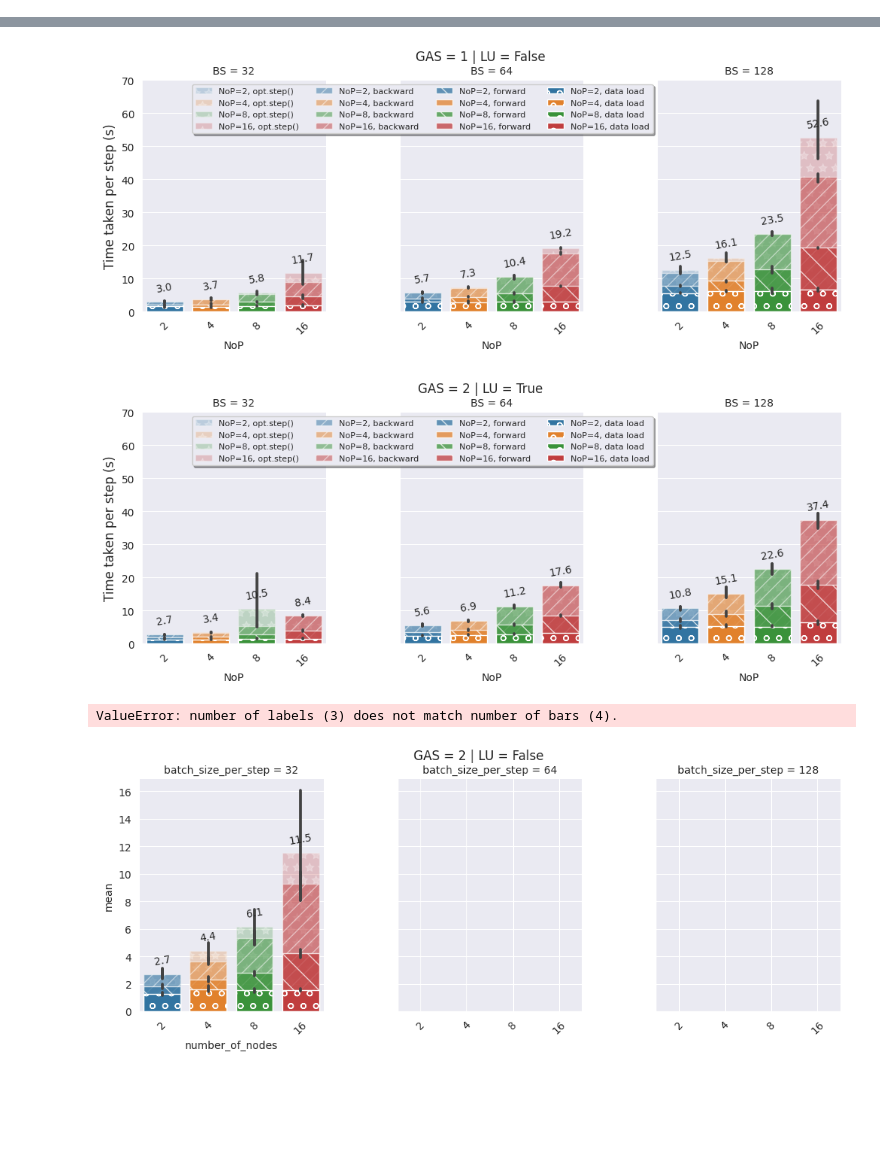
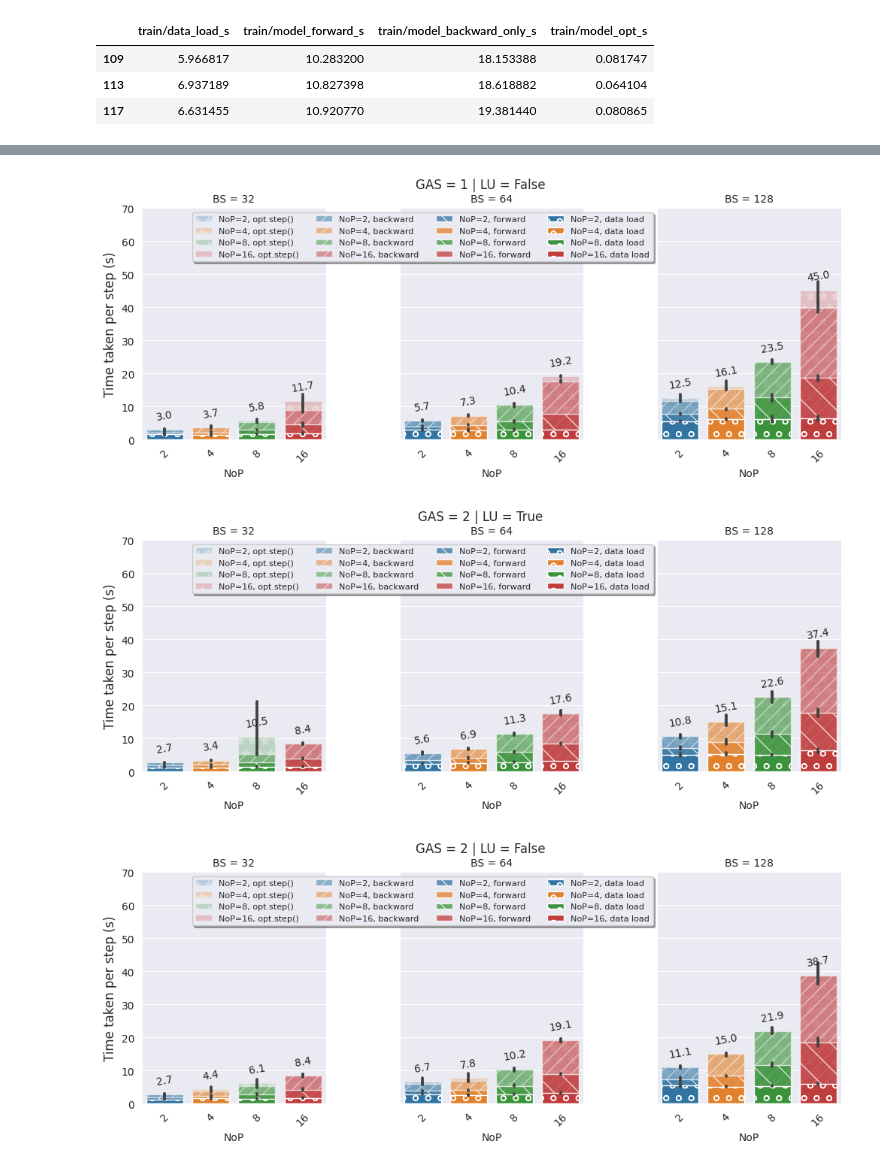
Before and after one commit to IAL32/TUMThesis, a Jupyter notebook: viz/chapter_06/scale-nop.ipynb, the cells around one changed output, grey strips where cells are left out. Drawn from its saved outputs; the diff is of its cells as text; code cells hidden in the pictures; blank space fills up the shorter version.

Commit message:
More graphs

```diff
--- a/viz/chapter_06/scale-nop.ipynb
+++ b/viz/chapter_06/scale-nop.ipynb
@@ -132,9 +132,31 @@ viz_column_all("06", filename, "bandwidth/net_sent_sys_bandwidth_mbs", ylabel="N
+# %%
+import itertools
+import pandas as pd
+
+group_by = ["number_of_nodes", "batch_size_per_step", "optimizer_params.lr", "gradient_accumulation_steps", "use_local_updates"]
+ascending = [True, False, True, True, True]
+describe_cols = ["train/data_load_s", "train/model_forward_s", "train/model_backward_only_s", "train/model_opt_s"]
+
+summary_data = pd.read_csv(os.path.abspath('') + f"/summary-{filename}", usecols=[*group_by, *describe_cols])
+
+summary_data = summary_data.groupby(by=group_by)[describe_cols].median().reset_index()
+
+summary_data = summary_data.sort_values(group_by, ascending=ascending).reset_index(drop=True)
+
+subset = summary_data[(summary_data["number_of_nodes"] == 16) & (summary_data["batch_size_per_step"] == 128) & (summary_data["gradient_accumulation_steps"] == 1) & (summary_data["use_local_updates"] == True)]
+
+subset[["train/data_load_s", "train/model_forward_s", "train/model_backward_only_s", "train/model_opt_s"]]
+# %% [output]
+|  | train/data_load_s | train/model_forward_s | train/model_backward_only_s | train/model_opt_s |
+| 109 | 5.966817 | 10.283200 | 18.153388 | 0.081747 |
+| 113 | 6.937189 | 10.827398 | 18.618882 | 0.064104 |
+| 117 | 6.631455 | 10.920770 | 19.381440 | 0.080865 |
 # %%
 import itertools
 import pandas as pd
 
-group_by = ["number_of_nodes", "batch_size_per_step", "optimizer_params.lr", "gradient_accumulation_steps", "use_local_updates", "run_name"]
-ascending = [True, False, True, True, True, False]
+group_by = ["number_of_nodes", "batch_size_per_step", "optimizer_params.lr", "gradient_accumulation_steps", "use_local_updates"]
+ascending = [True, False, True, True, True]
 describe_cols = ["train/data_load_s", "train/model_forward_s", "train/model_backward_only_s", "train/model_opt_s"]
 
 summary_data = pd.read_csv(os.path.abspath('') + f"/summary-{filename}", usecols=[*group_by, *describe_cols])
@@ -165,33 +187,32 @@ def stacked_bar(x, color, data, **kwargs):
 for gas in [1, 2]:
     data_gas = summary_data[summary_data["gradient_accumulation_steps"] == gas]
     for use_local_updates in [True, False]:
         data_gas_ulu = data_gas[data_gas["use_local_updates"] == use_local_updates]
         g1 = sns.FacetGrid(data_gas_ulu, col="batch_size_per_step", height=4, margin_titles=True, gridspec_kws={"wspace":0.4})
         g1.figure.suptitle(f"GAS = {gas} | LU = {use_local_updates}\n")
         g1.set_xticklabels(rotation=45)
 
         g2 = g1.map_dataframe(
             stacked_bar,
             x="number_of_nodes",
             dodge=False,
             order=data_gas_ulu["number_of_nodes"].unique(),
             palette="tab10",
             linewidth=1,
         )
 
         ax = plt.gca()
         ax.legend(bbox_to_anchor=(0, 1), ncol=4, fancybox=True, shadow=True, prop={"size": 8})
         plt.ylim(top=70)
 
         g1.set_titles(col_template="BS = {col_name}")
         g1.set_xlabels("NoP")
         g1.set_ylabels("Time taken per step (s)", fontsize=12)
         g1.tight_layout()
         g1.figure.savefig(f"../../figures/06_barplot-times_gas-{gas}_lu-{use_local_updates}_{filename.replace('.csv', '.pdf')}", bbox_inches='tight')
         plt.show()
 # %% [output]
 [figure]
-[figure, old version]
+[figure, new version]
 [figure]
-ValueError: number of labels (3) does not match number of bars (4).
-[figure, old version]
+[figure, new version]
```
Also changed, not shown: parts of 4 cells of this notebook, 35 other files.
